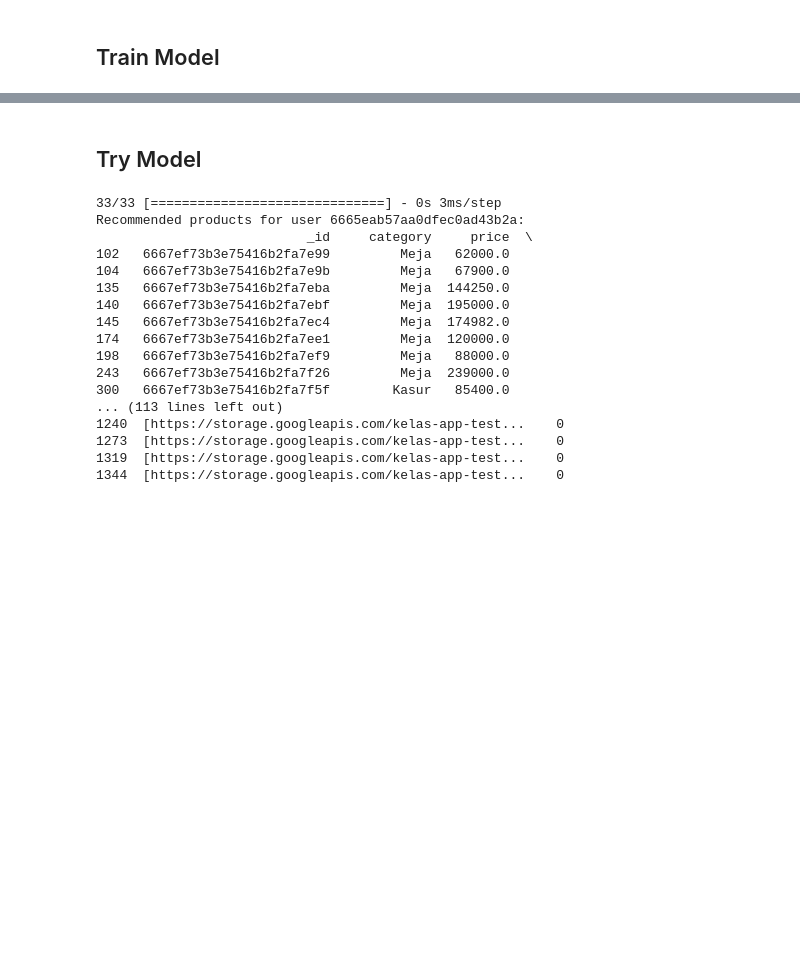
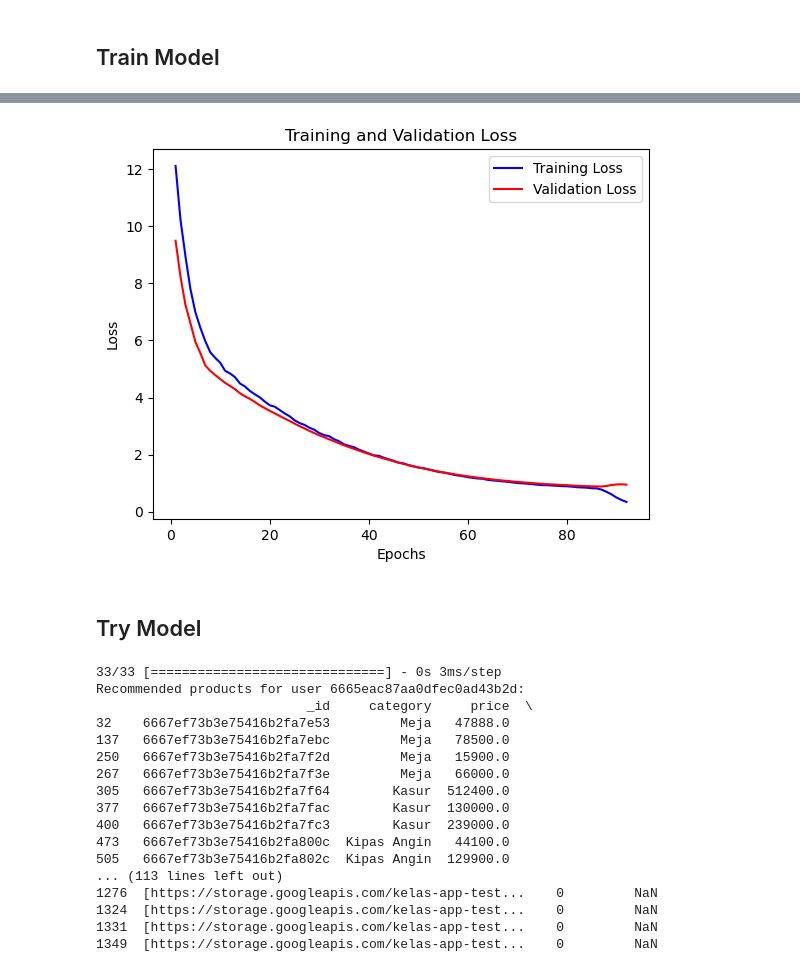
Before and after one commit to kelas-app/kelas-app-ML, a Jupyter notebook: Notebooks/collaborative.ipynb, the cells around one changed output, grey strips where cells are left out. Cells and saved outputs as stored; diff of their text form; code cells hidden in the pictures; blank space fills up the shorter version.

Commit message:
Changes to be committed: 	modified:   Notebooks/collaborative.ipynb
add new layers in model to handleoverfit

```diff
--- a/Notebooks/collaborative.ipynb
+++ b/Notebooks/collaborative.ipynb
@@ -135,5 +135,22 @@ product_embedding = Embedding(len(product2product_encoded), 50)(product_input)
 product_vec = Flatten()(product_embedding)
 
 dot_product = Dot(axes=1)([user_vec, product_vec])
-model = Model(inputs=[user_input, product_input], outputs=dot_product)
+dense = Dense(512, activation='relu', kernel_regularizer=l2(0.01))(dot_product)
+dense = Dropout(0.5)(dense)
+dense = BatchNormalization()(dense)
+dense = Dense(256, activation='relu', kernel_regularizer=l2(0.01))(dense)
+dense = Dropout(0.5)(dense)
+dense = BatchNormalization()(dense)
+dense = Dense(128, activation='relu', kernel_regularizer=l2(0.01))(dense)
+dense = Dropout(0.5)(dense)
+dense = BatchNormalization()(dense)
+dense = Dense(64, activation='relu', kernel_regularizer=l2(0.01))(dense)
+dense = Dropout(0.5)(dense)
+dense = BatchNormalization()(dense)
+dense = Dense(32, activation='relu', kernel_regularizer=l2(0.01))(dense)
+dense = Dropout(0.5)(dense)
+dense = BatchNormalization()(dense)
+output = Dense(1)(dense)
+
+model = Model(inputs=[user_input, product_input], outputs=output)
 model.compile(optimizer=Adam(), loss='mean_squared_error')
@@ -197,3 +194,22 @@ Epoch 20: val_loss improved from 4.03304 to 4.03270, saving model to ..\model\co
+# %%
+# Get training and validation loss history
+train_loss = history.history['loss']
+val_loss = history.history['val_loss']
+
+# Plot loss history
+import matplotlib.pyplot as plt
+
+epochs = range(1, len(train_loss) + 1)
+
+plt.plot(epochs, train_loss, 'b', label='Training Loss')
+plt.plot(epochs, val_loss, 'r', label='Validation Loss')
+plt.title('Training and Validation Loss')
+plt.xlabel('Epochs')
+plt.ylabel('Loss')
+plt.legend()
+plt.show()
+# %% [output]
+[figure, added]
 # %% [markdown]
 ## Try Model
 # %%
@@ -226,25 +242,25 @@ def recommend_products(user_id, model, interactions, user2user_encoded, product2
     return recommended_products
 
 # Try the model with the specified user ID
-user_id = '6665eab57aa0dfec0ad43b2a'
+user_id = '6665eac87aa0dfec0ad43b2d'
 recommended_products = recommend_products(user_id, model, interactions, user2user_encoded, product2product_encoded, productencoded2product, products)
 print(f"Recommended products for user {user_id}:")
 print(recommended_products)
 # %% [output]
 33/33 [==============================] - 0s 3ms/step
-Recommended products for user 6665eab57aa0dfec0ad43b2a:
+Recommended products for user 6665eac87aa0dfec0ad43b2d:
                            _id     category     price  \
-102   6667ef73b3e75416b2fa7e99         Meja   62000.0
-104   6667ef73b3e75416b2fa7e9b         Meja   67900.0
-135   6667ef73b3e75416b2fa7eba         Meja  144250.0
-140   6667ef73b3e75416b2fa7ebf         Meja  195000.0
-145   6667ef73b3e75416b2fa7ec4         Meja  174982.0
-174   6667ef73b3e75416b2fa7ee1         Meja  120000.0
-198   6667ef73b3e75416b2fa7ef9         Meja   88000.0
-243   6667ef73b3e75416b2fa7f26         Meja  239000.0
-300   6667ef73b3e75416b2fa7f5f        Kasur   85400.0
+32    6667ef73b3e75416b2fa7e53         Meja   47888.0
+137   6667ef73b3e75416b2fa7ebc         Meja   78500.0
+250   6667ef73b3e75416b2fa7f2d         Meja   15900.0
+267   6667ef73b3e75416b2fa7f3e         Meja   66000.0
+305   6667ef73b3e75416b2fa7f64        Kasur  512400.0
+377   6667ef73b3e75416b2fa7fac        Kasur  130000.0
+400   6667ef73b3e75416b2fa7fc3        Kasur  239000.0
+473   6667ef73b3e75416b2fa800c  Kipas Angin   44100.0
+505   6667ef73b3e75416b2fa802c  Kipas Angin  129900.0
 ... (113 lines left out)
-1240  [https://storage.googleapis.com/kelas-app-test...    0
-1273  [https://storage.googleapis.com/kelas-app-test...    0
-1319  [https://storage.googleapis.com/kelas-app-test...    0
-1344  [https://storage.googleapis.com/kelas-app-test...    0
+1276  [https://storage.googleapis.com/kelas-app-test...    0         NaN
+1324  [https://storage.googleapis.com/kelas-app-test...    0         NaN
+1331  [https://storage.googleapis.com/kelas-app-test...    0         NaN
+1349  [https://storage.googleapis.com/kelas-app-test...    0         NaN
```
Also changed, not shown: parts of 3 cells of this notebook.
